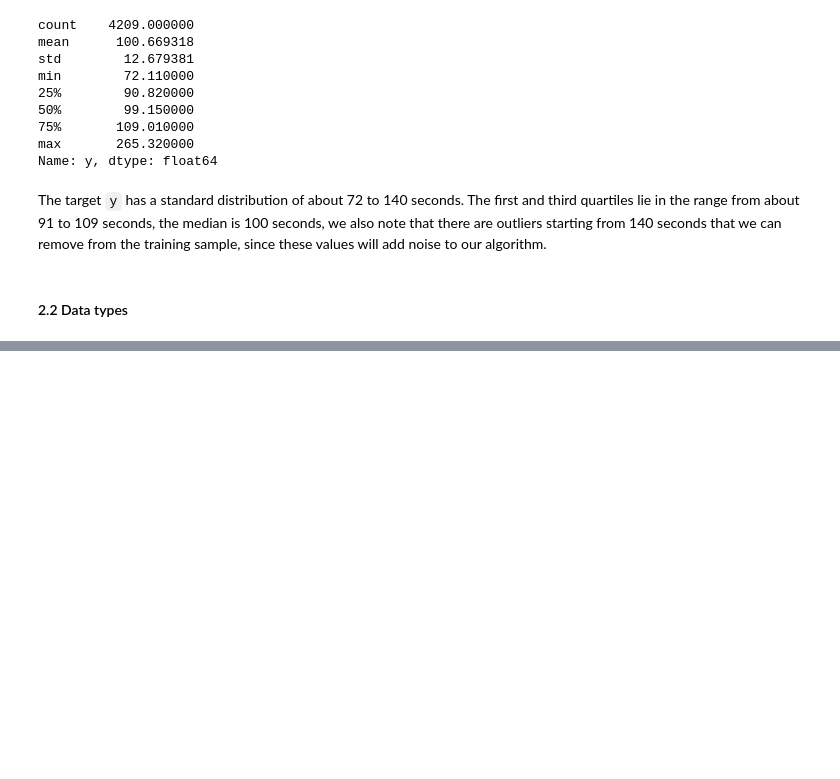
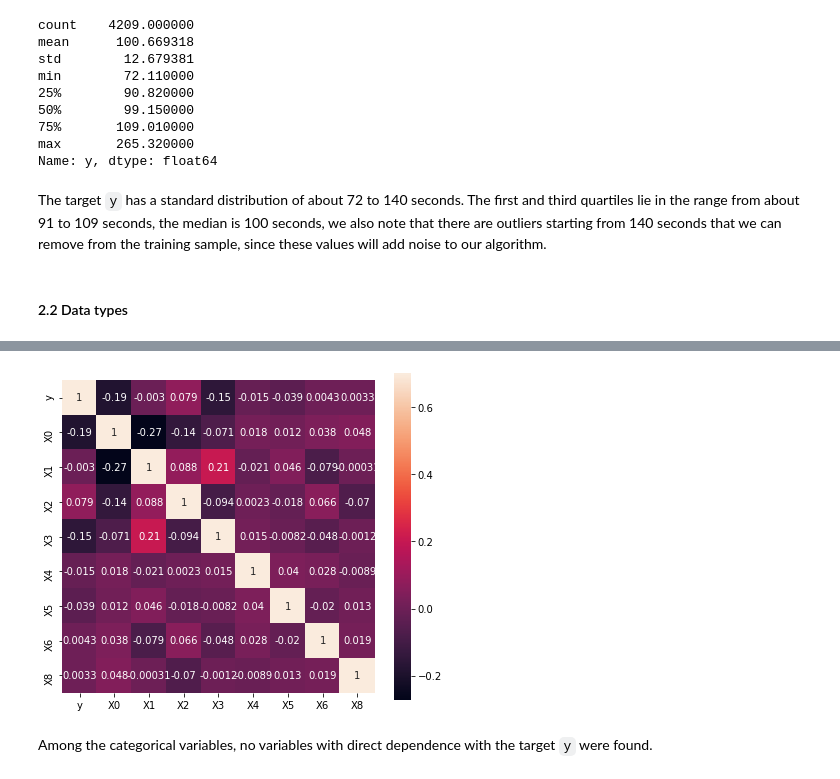
Before and after one commit to postovalov/mercedes-benz-greener-manufacturing-project, a Jupyter notebook: EDA Mercedes-Benz.ipynb, the cells around one changed output, grey strips where cells are left out. Saved outputs shown, nothing was run; the diff lists cells and outputs as text; code cells hidden in the pictures; blank space fills up the shorter version.

```diff
--- a/EDA Mercedes-Benz.ipynb
+++ b/EDA Mercedes-Benz.ipynb
@@ -95,0 +164,2 @@ The target `y` has a standard distribution of about 72 to 140 seconds. The first
+# %%
+num = train.dtypes[train.dtypes=='int'].index[1:]
@@ -95,0 +168,6 @@ The target `y` has a standard distribution of about 72 to 140 seconds. The first
+# %%
+nan_num = []
+for i in num:
+    if (train[i].var()==0):
+        print(i, train[i].var())
+        nan_num.append(i)
@@ -95,0 +184,5 @@ The target `y` has a standard distribution of about 72 to 140 seconds. The first
+# %%
+for i in obj:
+    le = LabelEncoder()
+    le.fit(list(train[i].values) + list(train[i].values))
+    train[i] = le.transform(list(train[i].values))
@@ -95,0 +198,9 @@ The target `y` has a standard distribution of about 72 to 140 seconds. The first
+# %%
+corr = train[train.columns[1:10]].corr()
+
+fig, ax = plt.subplots(figsize=(7,6))
+sns.heatmap(corr, vmax=0.7, square=True, annot=True);
+# %% [output]
+[figure, added]
+# %% [markdown]
+Among the categorical variables, no variables with direct dependence with the target `y` were found.
```
Also changed, not shown: parts of 23 cells of this notebook.
